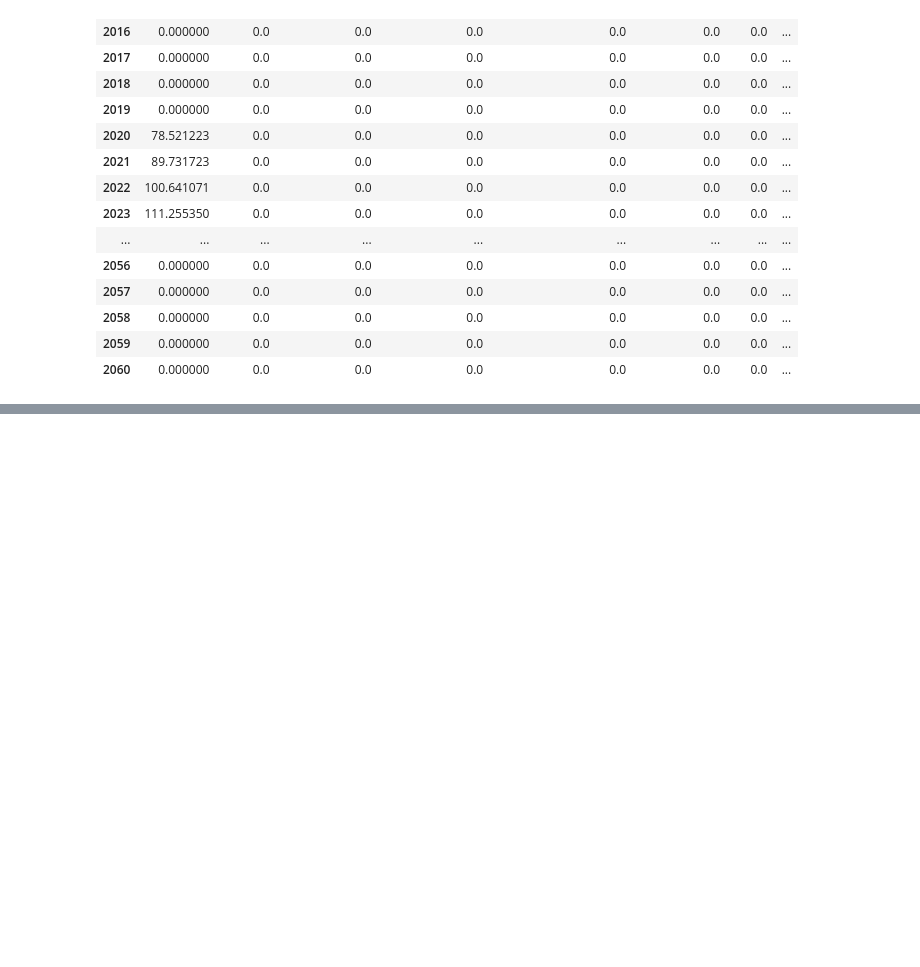
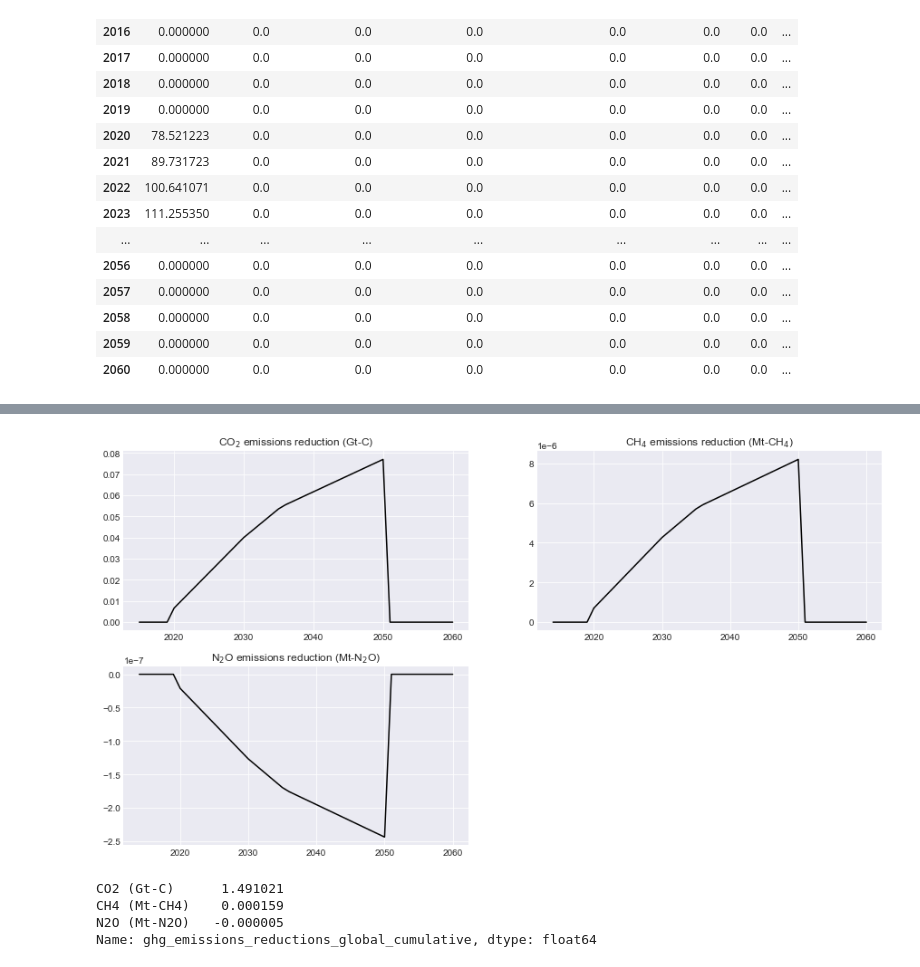
Before and after one commit to ProjectDrawdown/solutions, a Jupyter notebook: Start_Here.ipynb, the cells around one changed output, grey strips where cells are left out. Saved outputs shown, nothing was run; the diff lists cells and outputs as text; code cells hidden in the pictures; blank space fills up the shorter version.

```diff
--- a/Start_Here.ipynb
+++ b/Start_Here.ipynb
@@ -53,0 +162,30 @@ bi_co2e.loc[2020:2050, 'World'].plot(title="Bike Infrastructure:\nCO2eq reduced
+# %%
+# We can use the following function to get the annual greenhouse gas emission reductions of carbon dioxide (CO2),
+# methane (CH4), and nitrous oxide (N2O)
+
+emisreduction_annual = rice_pds1.c2.ghg_emissions_reductions_global_annual()
+
+# Plotting the results for a quick result:
+plt.rcParams['figure.figsize'] = (15, 8)
+fig = plt.figure()
+ax1 = fig.add_subplot(221)
+ax1.plot(emisreduction_annual.index, emisreduction_annual.iloc[:,0], color='black')
+ax1.set_title('CO$_2$ emissions reduction (Gt-C)')
+ax2 = fig.add_subplot(222)
+ax2.plot(emisreduction_annual.index, emisreduction_annual.iloc[:,1], color='black')
+ax2.set_title('CH$_4$ emissions reduction (Mt-CH$_4$)')
+ax3 = fig.add_subplot(223)
+ax3.plot(emisreduction_annual.index, emisreduction_annual.iloc[:,2], color='black')
+ax3.set_title('N$_2$O emissions reduction (Mt-N$_2$O)');
+# %% [output]
+[figure, added]
+# %%
+# What about the cumulative emission reductions over the modeled time? We can use:
+
+emisreduction_cumulative = rice_pds1.c2.ghg_emissions_reductions_global_cumulative()
+emisreduction_cumulative
+# %% [output]
+CO2 (Gt-C)      1.491021
+CH4 (Mt-CH4)    0.000159
+N2O (Mt-N2O)   -0.000005
+Name: ghg_emissions_reductions_global_cumulative, dtype: float64
```
Also changed, not shown: parts of 12 cells of this notebook, 16 other files.
